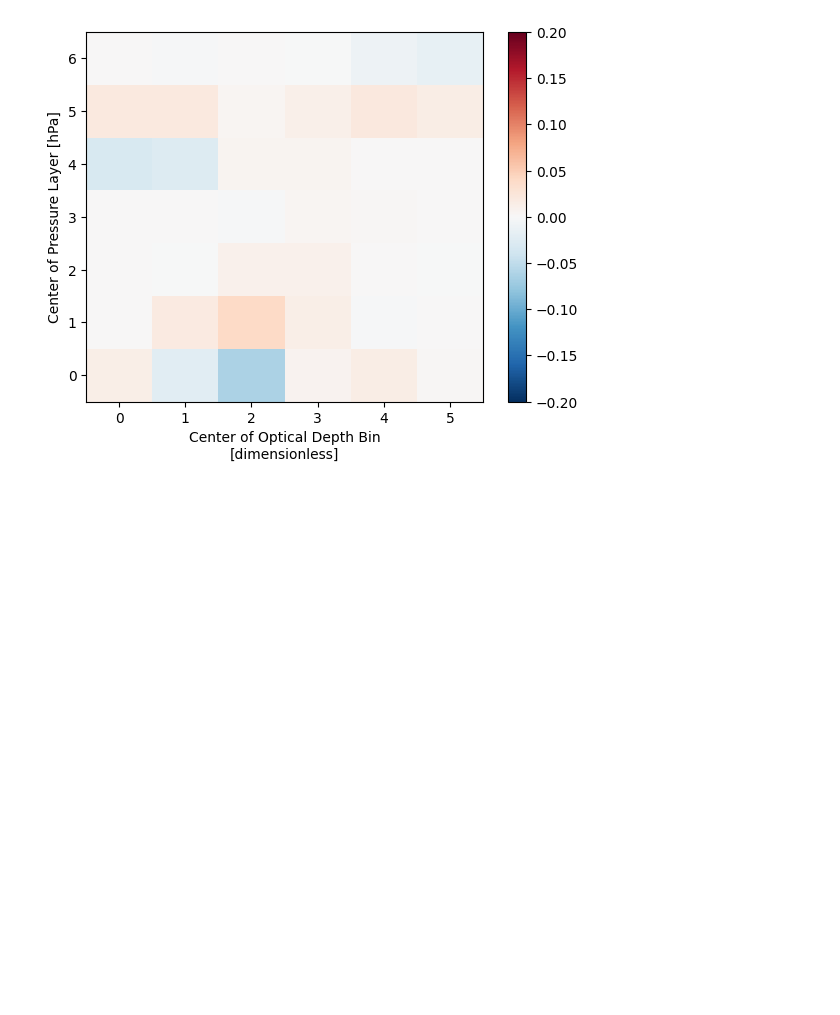
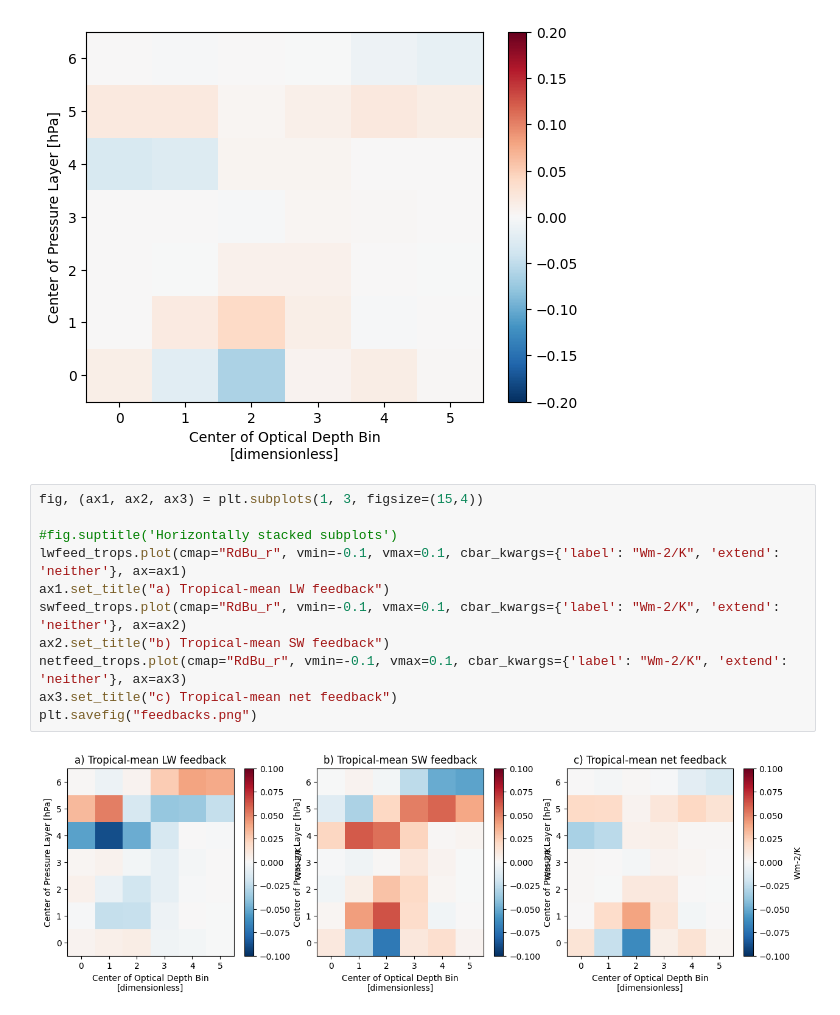
Before and after one commit to paula-rj/HighClouds, a Jupyter notebook: feedbacks.ipynb, the cells around one changed output. Saved outputs shown, nothing was run; the diff lists cells and outputs as text; blank space fills up the shorter version.

```diff
--- a/feedbacks.ipynb
+++ b/feedbacks.ipynb
@@ -168,3 +181,16 @@ netfeed_trops.plot(vmin=-0.2, vmax=0.2, cmap="RdBu_r")
 array(0.00151866)
 <matplotlib.collections.QuadMesh at 0x...>
 [figure]
+# %%
+fig, (ax1, ax2, ax3) = plt.subplots(1, 3, figsize=(15,4))
+
+#fig.suptitle('Horizontally stacked subplots')
+lwfeed_trops.plot(cmap="RdBu_r", vmin=-0.1, vmax=0.1, cbar_kwargs={'label': "Wm-2/K", 'extend': 'neither'}, ax=ax1)
+ax1.set_title("a) Tropical-mean LW feedback")
+swfeed_trops.plot(cmap="RdBu_r", vmin=-0.1, vmax=0.1, cbar_kwargs={'label': "Wm-2/K", 'extend': 'neither'}, ax=ax2)
+ax2.set_title("b) Tropical-mean SW feedback")
+netfeed_trops.plot(cmap="RdBu_r", vmin=-0.1, vmax=0.1, cbar_kwargs={'label': "Wm-2/K", 'extend': 'neither'}, ax=ax3)
+ax3.set_title("c) Tropical-mean net feedback")
+plt.savefig("feedbacks.png")
+# %% [output]
+[figure, added]
```
Also changed, not shown: parts of 2 cells of this notebook, 2 other files.
